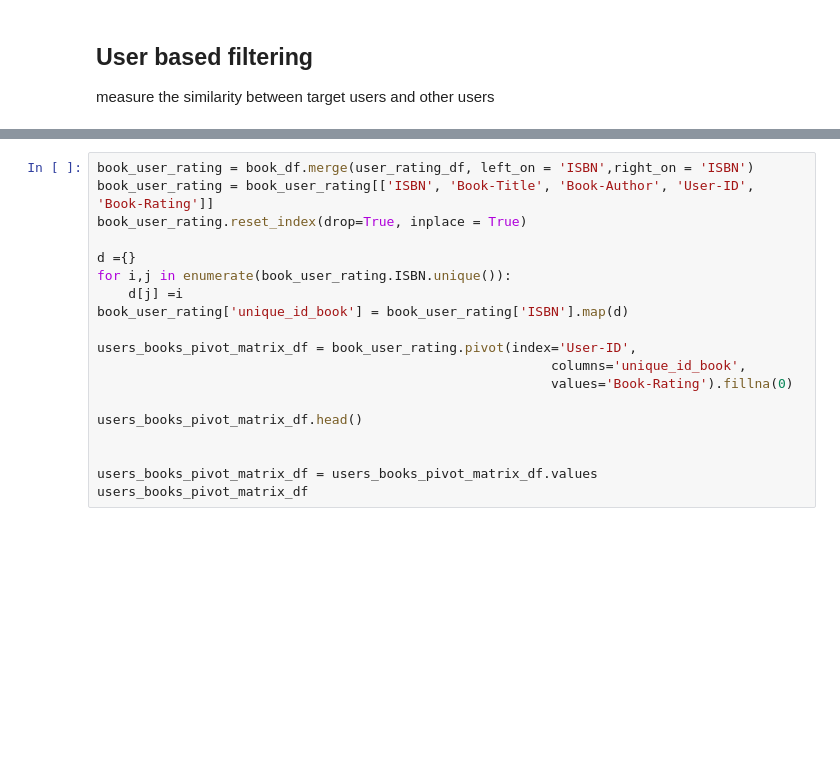
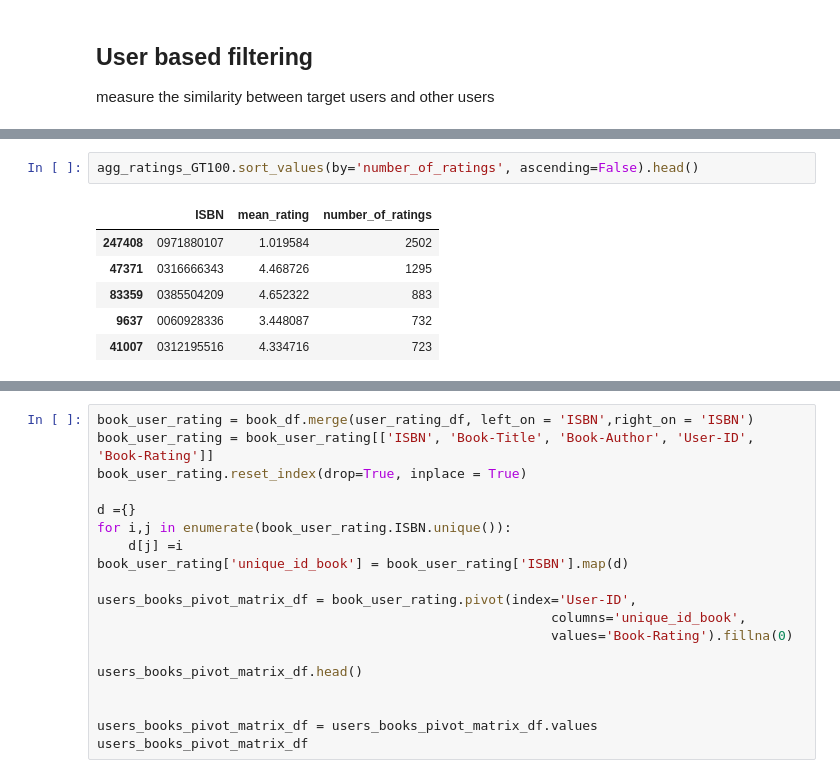
Before and after one commit to marinaepitropaki/BookRecommendationSystem, a Jupyter notebook: lukas.ipynb, the cells around one changed output, grey strips where cells are left out. Cells and saved outputs as stored; diff of their text form; blank space fills up the shorter version.

```diff
--- a/lukas.ipynb
+++ b/lukas.ipynb
@@ -14,0 +137,9 @@ user_rating_df = ratings_df.merge(user_df, left_on = 'User-ID', right_on = 'User
+# %%
+agg_ratings_GT100.sort_values(by='number_of_ratings', ascending=False).head()
+# %% [output]
+|  | ISBN | mean_rating | number_of_ratings |
+| 247408 | 0971880107 | 1.019584 | 2502 |
+| 47371 | 0316666343 | 4.468726 | 1295 |
+| 83359 | 0385504209 | 4.652322 | 883 |
+| 9637 | 0060928336 | 3.448087 | 732 |
+| 41007 | 0312195516 | 4.334716 | 723 |
```
Also changed, not shown: parts of 20 cells of this notebook.
